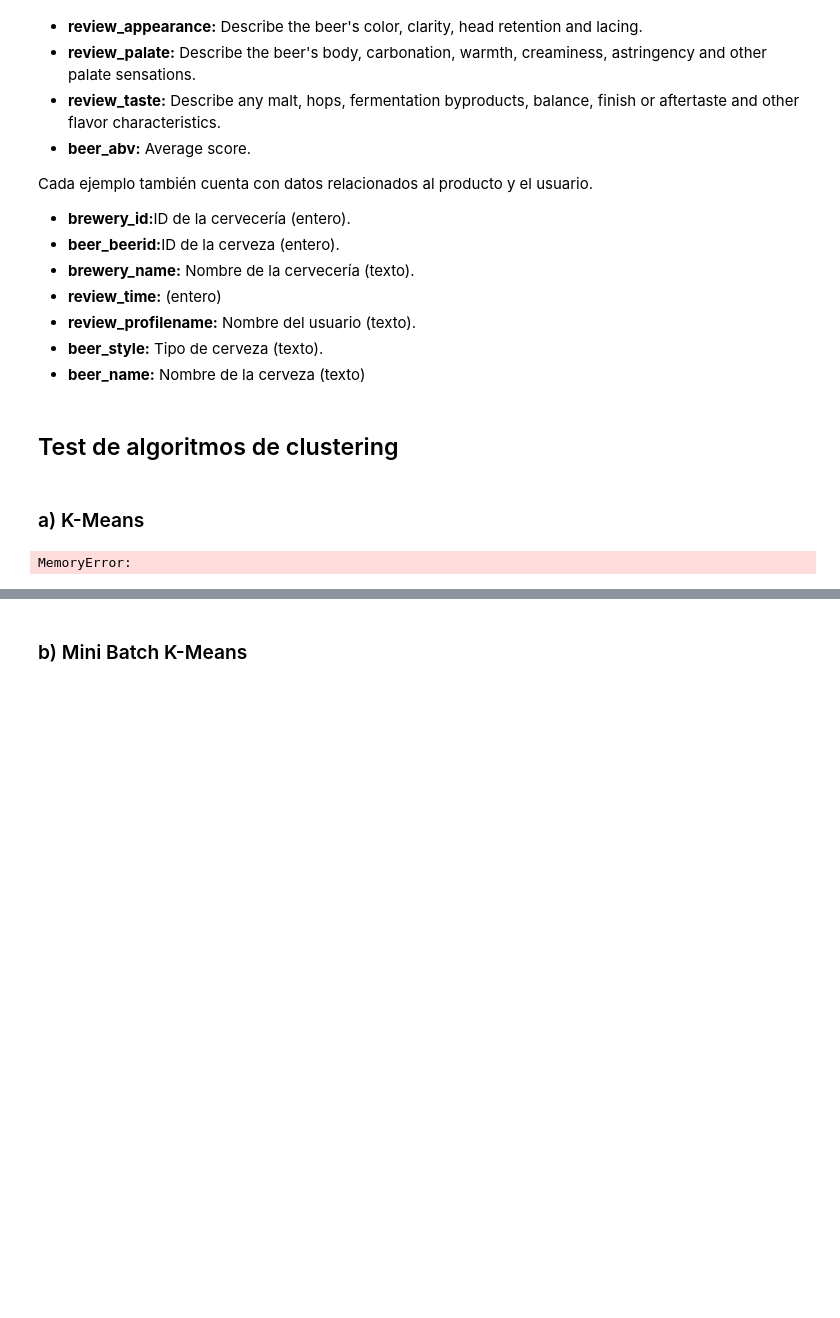
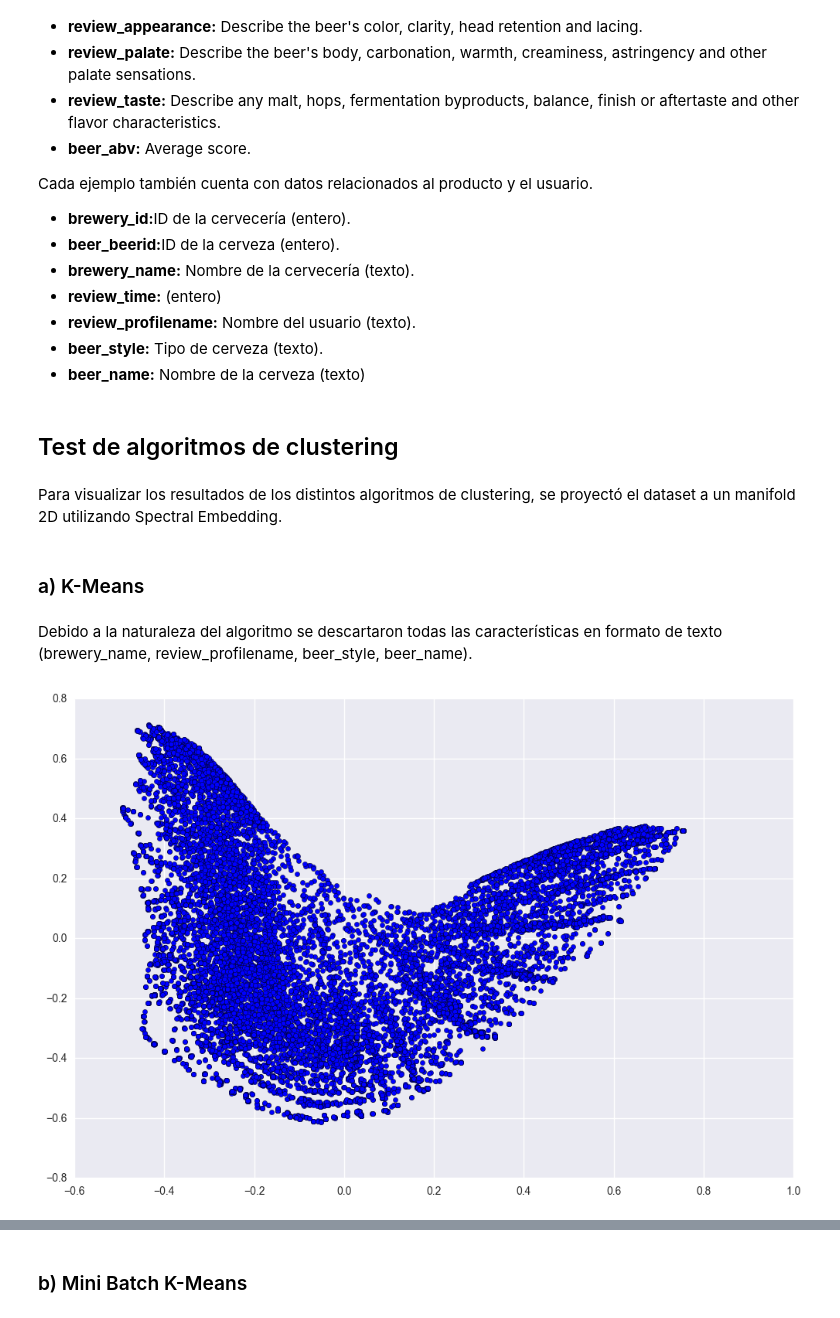
Before and after one commit to MatiasCS/Tarea1MD, a Jupyter notebook: Tarea1MD.ipynb, the cells around one changed output, grey strips where cells are left out. Drawn from its saved outputs; the diff is of its cells as text; code cells hidden in the pictures; blank space fills up the shorter version.

```diff
--- a/Tarea1MD.ipynb
+++ b/Tarea1MD.ipynb
@@ -8,6 +13,6 @@ from sklearn.cluster import KMeans
 # %%
 #Lectura del dataset
-df = pd.read_csv('beer_reviews/beer_reviews/beer_reviews.csv', header = 0)
+df = pd.read_csv('beer_reviews/beer_reviews.csv', header = 0)
 # %% [markdown]
 ## Descripción del dataset
 # %%
@@ -66,16 +71,25 @@ Cada ejemplo también cuenta con datos relacionados al producto y el usuario.
 </ul>
 # %% [markdown]
 ## Test de algoritmos de clustering
+# %% [markdown]
+Para visualizar los resultados de los distintos algoritmos de clustering, se proyectó el dataset a un manifold 2D utilizando Spectral Embedding.
 # %% [markdown]
 ### a) K-Means
+# %% [markdown]
+Debido a la naturaleza del algoritmo se descartaron todas las características en formato de texto (brewery_name, review_profilename, beer_style, beer_name).
 # %%
 df = df.drop('brewery_name', axis=1)
 df = df.drop('review_profilename', axis=1)
 df = df.drop('beer_style', axis=1)
 df = df.drop('beer_name', axis=1)
+df = df.drop('brewery_id',axis=1)
+df = df.drop('beer_beerid',axis=1)
+df = df.drop('review_time',axis=1)
+df = df.sample(frac=.01)
 df = df[np.isfinite(df['beer_abv'])]
-df = df.sample(frac=.5)
 X_red = manifold.SpectralEmbedding(n_components=2).fit_transform(df)
-#kmeans = KMeans(n_clusters=10, random_state=0).fit(X_red)
+plt.figure(figsize=(12, 8))
+plt.scatter(X_red[:, 0],X_red[:, 1])
+plt.show()
 # %% [output]
-MemoryError:
+[figure, added]
```
Also changed, not shown: parts of 9 cells of this notebook.
